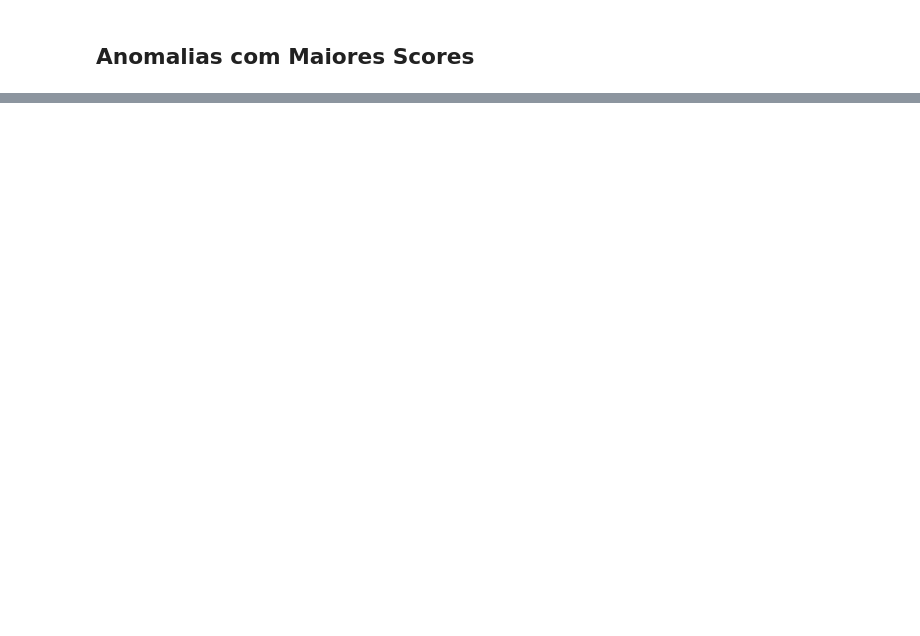
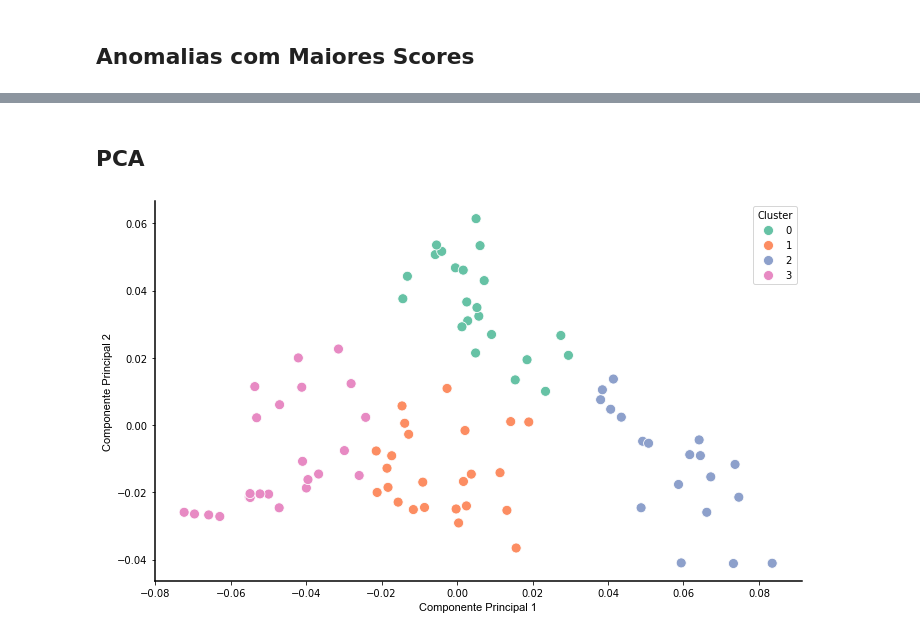
Before and after one commit to AlexandreSaback/tcc_anomaly_detection, a Jupyter notebook: explorations/AD_05_AnomalyScores.ipynb, the cells around one changed output, grey strips where cells are left out. Saved outputs shown, nothing was run; the diff lists cells and outputs as text; code cells hidden in the pictures; blank space fills up the shorter version.

```diff
--- a/explorations/AD_05_AnomalyScores.ipynb
+++ b/explorations/AD_05_AnomalyScores.ipynb
@@ -332,0 +441,2 @@ plt.show()
+# %% [markdown]
+## PCA
@@ -332,0 +491,59 @@ plt.show()
+# %%
+pca = PCA(n_components=2)
+shap_pca = pca.fit_transform(shap_df)
+# %%
+shap_pca_df = pd.DataFrame(shap_pca, columns=['PC1', 'PC2'], index=selected_anomalies.index)
+# %%
+cluster_data = shap_pca_df.values
+
+best_prediction = return_best_kmeans_prediction(
+    data=cluster_data,
+    n_range=5,
+    debug=False)
+# %%
+shap_pca_df["cluster"] = best_prediction
+# %%
+fig, ax = plt.subplots(figsize=(10, 6))
+
+# Scatterplot com clusters
+sns.scatterplot(
+    data=shap_pca_df,
+    x='PC1',
+    y='PC2',
+    hue='cluster',
+    palette='Set2',
+    s=100,
+    ax=ax
+)
+
+# >>> Remover título do gráfico
+ax.set_title('')
+
+# >>> Rótulos dos eixos
+ax.set_xlabel('Componente Principal 1', fontsize=11, fontname='Arial', color='black')
+ax.set_ylabel('Componente Principal 2', fontsize=11, fontname='Arial', color='black')
+
+# >>> Legenda
+ax.legend(title='Cluster')
+
+# >>> Remover grid
+ax.grid(False)
+
+# >>> Remover bordas superiores e direita
+for spine in ['top', 'right']:
+    ax.spines[spine].set_visible(False)
+
+# >>> Destacar bordas esquerda e inferior
+for spine in ['left', 'bottom']:
+    ax.spines[spine].set_color('black')
+    ax.spines[spine].set_linewidth(1.5)
+
+# >>> Fundo branco
+ax.set_facecolor('white')
+fig.patch.set_facecolor('white')
+
+# >>> Layout ajustado
+plt.tight_layout()
+plt.show()
+# %% [output]
+[figure, added]
```
Also changed, not shown: parts of 32 cells of this notebook, 3 other files.
